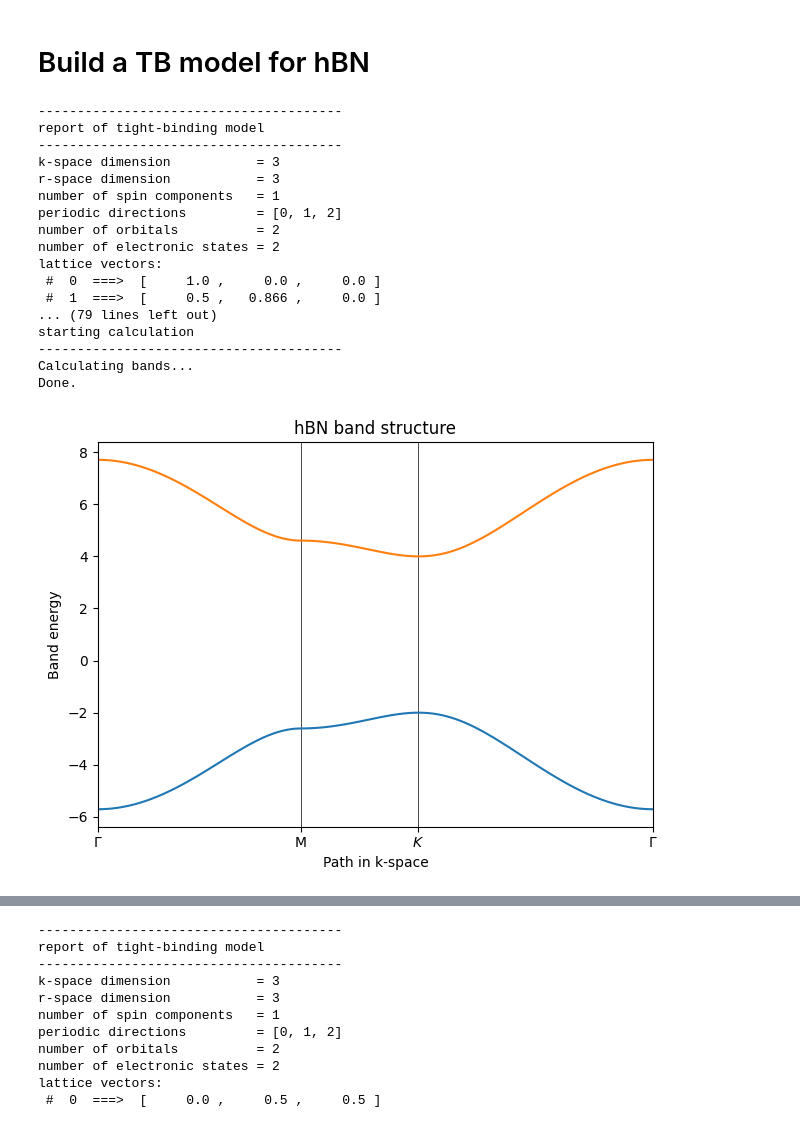
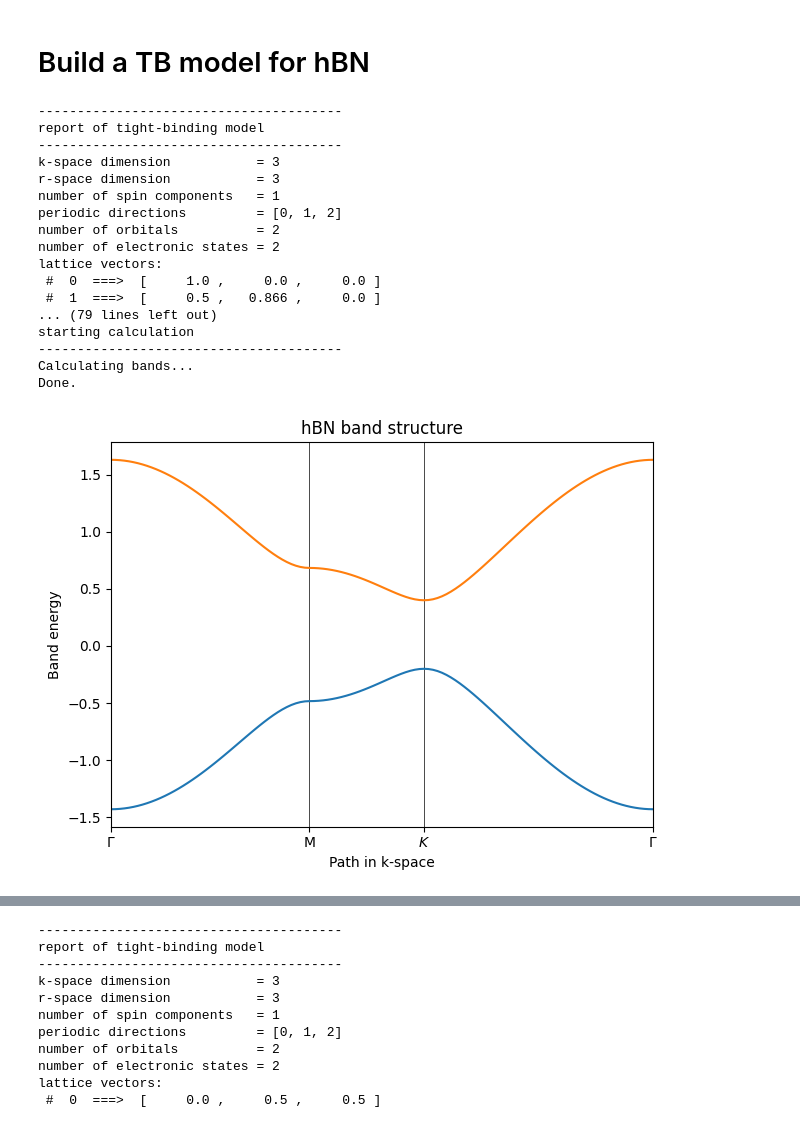
Before and after one commit to rreho/yambopy, a Jupyter notebook: wann_tests/2bands_model.ipynb, the cells around one changed output, grey strips where cells are left out. Saved outputs shown, nothing was run; the diff lists cells and outputs as text; code cells hidden in the pictures.

```diff
--- a/wann_tests/2bands_model.ipynb
+++ b/wann_tests/2bands_model.ipynb
@@ -47,8 +47,8 @@ orb=[[1./3.,1./3., 0.0],[2./3.,2./3., 0.0]]
 my_model=tb_model(3,3,lat,orb)
 
 # set model parameters
-delta=2.0
-t=2.0
+delta=.2
+t=.5
 
 # set on-site energies
 my_model.set_onsite([-delta,2*delta])
@@ -105,31 +105,31 @@ ax.set_title("hBN band structure")
 ax.set_xlabel("Path in k-space")
 ax.set_ylabel("Band energy")
 
 # plot first and second band
 ax.plot(k_dist,evals[0])
 ax.plot(k_dist,evals[1])
 # ax.plot(k_dist, evals[1]-evals[0], c='red')
 # make an PDF figure of a plot
 fig.tight_layout()
 #fig.savefig("graphene.pdf")
 
 print('Done.\n')
 # %% [output]
 ---------------------------------------
 report of tight-binding model
 ---------------------------------------
 k-space dimension           = 3
 r-space dimension           = 3
 number of spin components   = 1
 periodic directions         = [0, 1, 2]
 number of orbitals          = 2
 number of electronic states = 2
 lattice vectors:
  #  0  ===>  [     1.0 ,     0.0 ,     0.0 ]
  #  1  ===>  [     0.5 ,   0.866 ,     0.0 ]
 ... (79 lines left out)
 starting calculation
 ---------------------------------------
 Calculating bands...
 Done.
-[figure, old version]
+[figure, new version]
```
Also changed, not shown: parts of 47 cells of this notebook, 2 other files.
